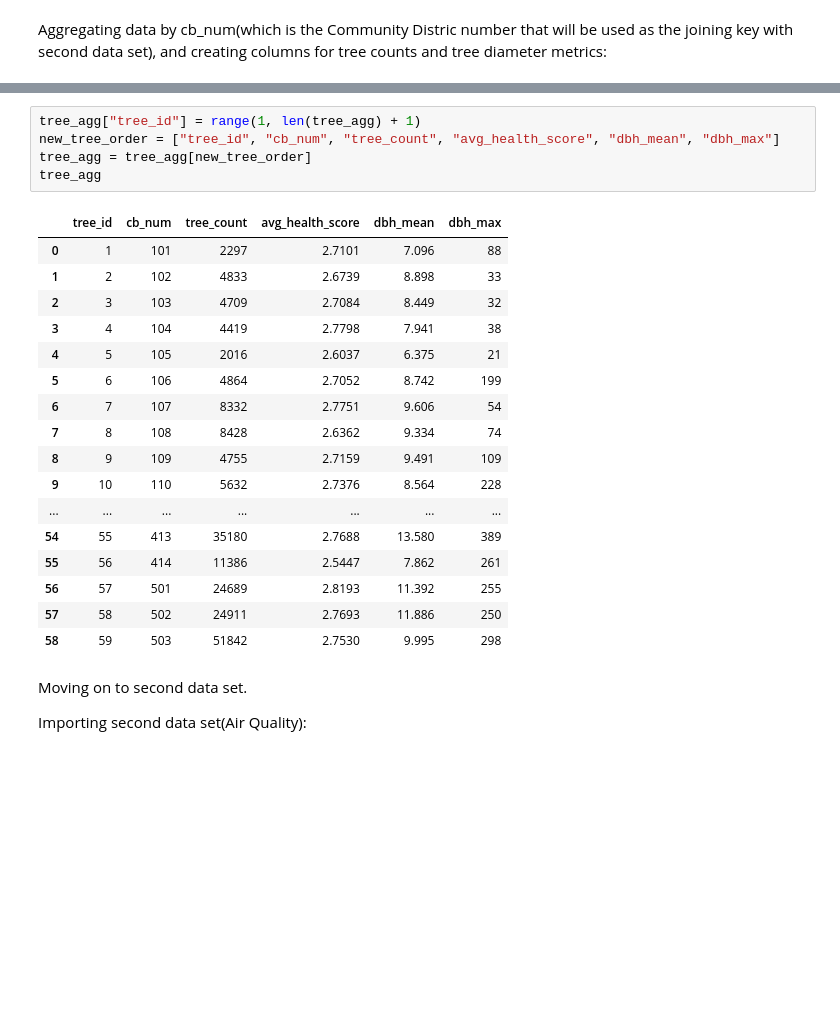
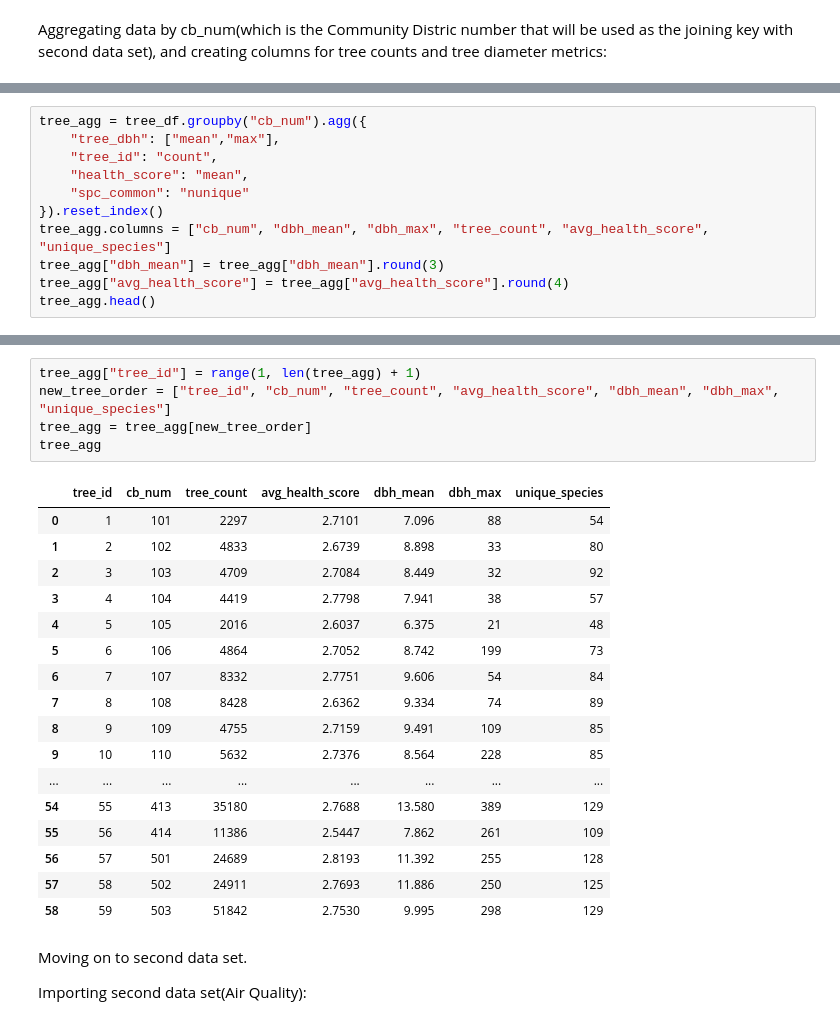
Before and after one commit to Angela-Rene/Trees_in_NYC, a Jupyter notebook: main_notebook.ipynb, the cells around one changed output, grey strips where cells are left out. Saved outputs shown, nothing was run; the diff lists cells and outputs as text; blank space fills up the shorter version.

```diff
--- a/main_notebook.ipynb
+++ b/main_notebook.ipynb
@@ -265,0 +249,11 @@ tree_agg.head()
+# %%
+tree_agg = tree_df.groupby("cb_num").agg({
+    "tree_dbh": ["mean","max"],
+    "tree_id": "count",
+    "health_score": "mean",
+    "spc_common": "nunique"
+}).reset_index()
+tree_agg.columns = ["cb_num", "dbh_mean", "dbh_max", "tree_count", "avg_health_score", "unique_species"]
+tree_agg["dbh_mean"] = tree_agg["dbh_mean"].round(3)
+tree_agg["avg_health_score"] = tree_agg["avg_health_score"].round(4)
+tree_agg.head()
@@ -266,26 +267,26 @@ tree_agg.head()
 # %%
 tree_agg["tree_id"] = range(1, len(tree_agg) + 1)
-new_tree_order = ["tree_id", "cb_num", "tree_count", "avg_health_score", "dbh_mean", "dbh_max"]
+new_tree_order = ["tree_id", "cb_num", "tree_count", "avg_health_score", "dbh_mean", "dbh_max", "unique_species"]
 tree_agg = tree_agg[new_tree_order]
 tree_agg
 # %% [output]
-|  | tree_id | cb_num | tree_count | avg_health_score | dbh_mean | dbh_max |
-| 0 | 1 | 101 | 2297 | 2.7101 | 7.096 | 88 |
-| 1 | 2 | 102 | 4833 | 2.6739 | 8.898 | 33 |
-| 2 | 3 | 103 | 4709 | 2.7084 | 8.449 | 32 |
-| 3 | 4 | 104 | 4419 | 2.7798 | 7.941 | 38 |
-| 4 | 5 | 105 | 2016 | 2.6037 | 6.375 | 21 |
-| 5 | 6 | 106 | 4864 | 2.7052 | 8.742 | 199 |
-| 6 | 7 | 107 | 8332 | 2.7751 | 9.606 | 54 |
-| 7 | 8 | 108 | 8428 | 2.6362 | 9.334 | 74 |
-| 8 | 9 | 109 | 4755 | 2.7159 | 9.491 | 109 |
-| 9 | 10 | 110 | 5632 | 2.7376 | 8.564 | 228 |
-| ... | ... | ... | ... | ... | ... | ... |
-| 54 | 55 | 413 | 35180 | 2.7688 | 13.580 | 389 |
-| 55 | 56 | 414 | 11386 | 2.5447 | 7.862 | 261 |
-| 56 | 57 | 501 | 24689 | 2.8193 | 11.392 | 255 |
-| 57 | 58 | 502 | 24911 | 2.7693 | 11.886 | 250 |
-| 58 | 59 | 503 | 51842 | 2.7530 | 9.995 | 298 |
+|  | tree_id | cb_num | tree_count | avg_health_score | dbh_mean | dbh_max | unique_species |
+| 0 | 1 | 101 | 2297 | 2.7101 | 7.096 | 88 | 54 |
+| 1 | 2 | 102 | 4833 | 2.6739 | 8.898 | 33 | 80 |
+| 2 | 3 | 103 | 4709 | 2.7084 | 8.449 | 32 | 92 |
+| 3 | 4 | 104 | 4419 | 2.7798 | 7.941 | 38 | 57 |
+| 4 | 5 | 105 | 2016 | 2.6037 | 6.375 | 21 | 48 |
+| 5 | 6 | 106 | 4864 | 2.7052 | 8.742 | 199 | 73 |
+| 6 | 7 | 107 | 8332 | 2.7751 | 9.606 | 54 | 84 |
+| 7 | 8 | 108 | 8428 | 2.6362 | 9.334 | 74 | 89 |
+| 8 | 9 | 109 | 4755 | 2.7159 | 9.491 | 109 | 85 |
+| 9 | 10 | 110 | 5632 | 2.7376 | 8.564 | 228 | 85 |
+| ... | ... | ... | ... | ... | ... | ... | ... |
+| 54 | 55 | 413 | 35180 | 2.7688 | 13.580 | 389 | 129 |
+| 55 | 56 | 414 | 11386 | 2.5447 | 7.862 | 261 | 109 |
+| 56 | 57 | 501 | 24689 | 2.8193 | 11.392 | 255 | 128 |
+| 57 | 58 | 502 | 24911 | 2.7693 | 11.886 | 250 | 125 |
+| 58 | 59 | 503 | 51842 | 2.7530 | 9.995 | 298 | 129 |
 # %% [markdown]
 Moving on to second data set.
 
```
Also changed, not shown: parts of 7 cells of this notebook, 5 other files.
